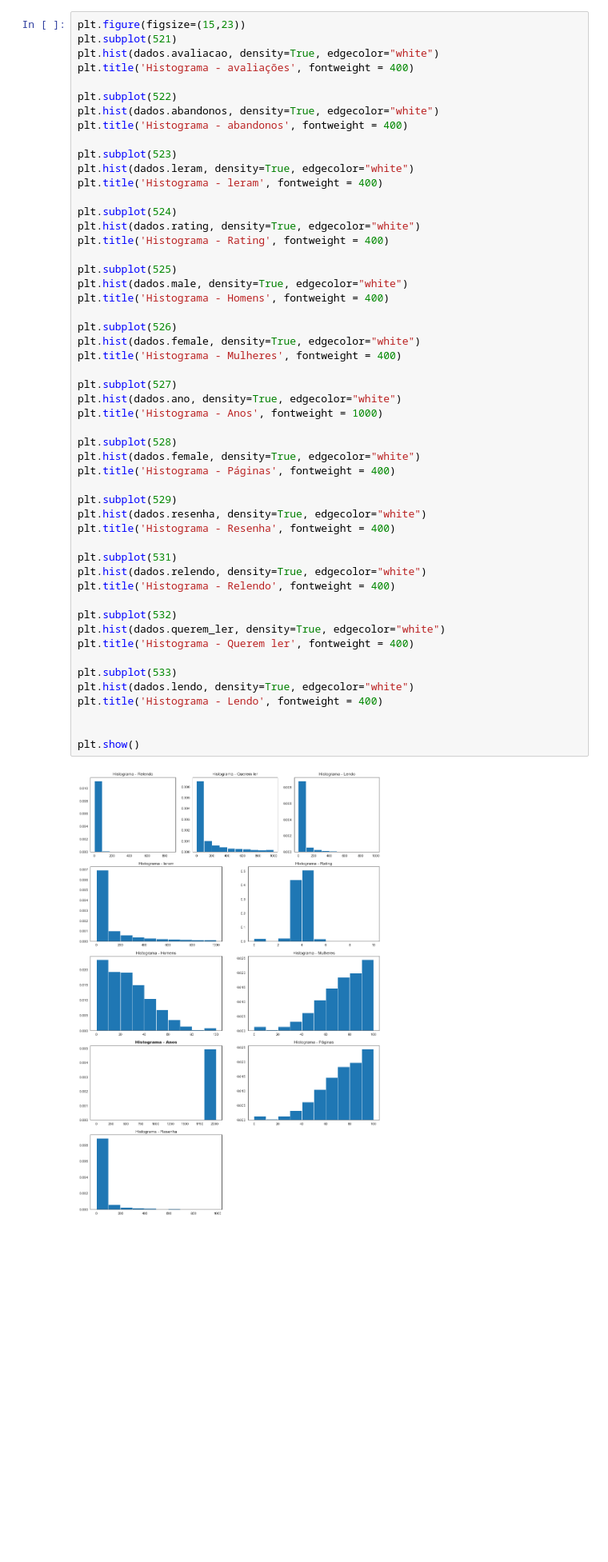
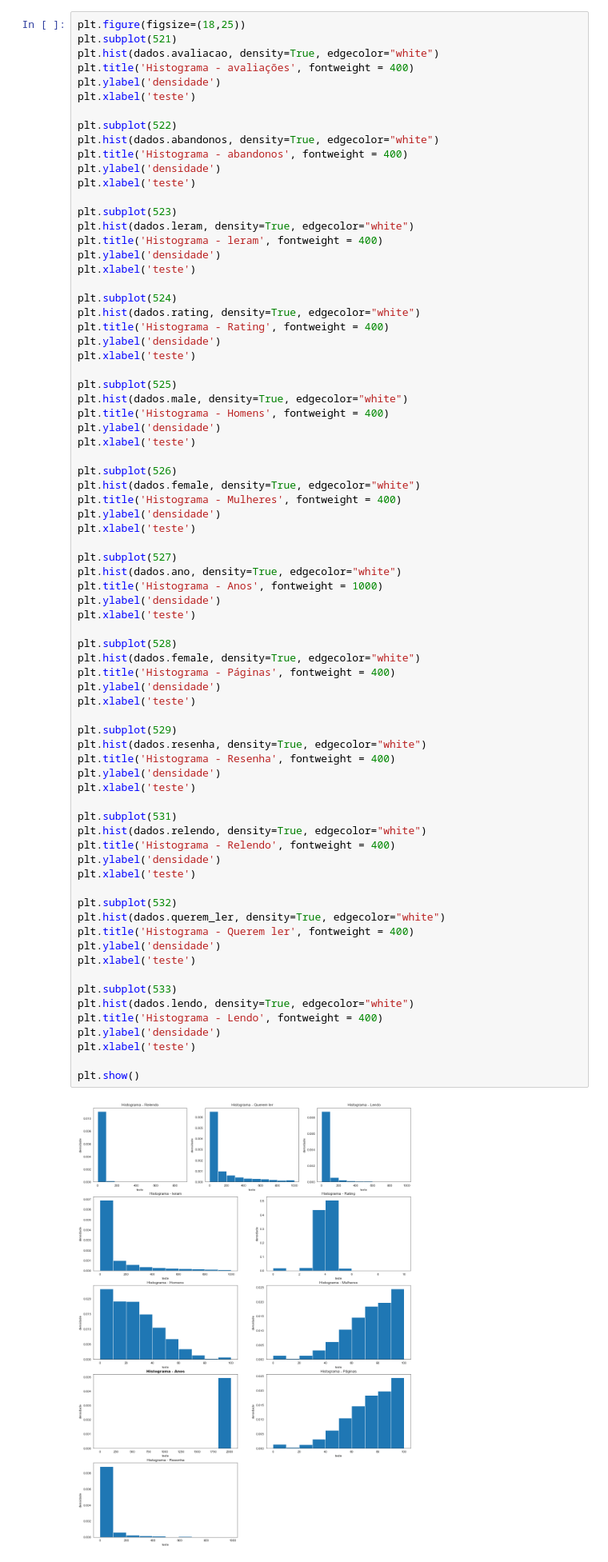
Before and after one commit to insper-classroom/22-1b-cd-p2-leandra_taina, a Jupyter notebook: Oficial (1).ipynb, the cells around one changed output. Shown at 80% size. Cells and saved outputs as stored; diff of their text form; blank space fills up the shorter version.

```diff
--- a/Oficial (1).ipynb
+++ b/Oficial (1).ipynb
@@ -407,57 +434,80 @@ A correlação entre a target abandono com a feature lendo é de 0.0836762497568
 # %%
-plt.figure(figsize=(15,23))
+plt.figure(figsize=(18,25))
 plt.subplot(521)
 plt.hist(dados.avaliacao, density=True, edgecolor="white")
 plt.title('Histograma - avaliações', fontweight = 400)
+plt.ylabel('densidade')
+plt.xlabel('teste')
 
 plt.subplot(522)
 plt.hist(dados.abandonos, density=True, edgecolor="white")
 plt.title('Histograma - abandonos', fontweight = 400)
+plt.ylabel('densidade')
+plt.xlabel('teste')
 
 plt.subplot(523)
 plt.hist(dados.leram, density=True, edgecolor="white")
 plt.title('Histograma - leram', fontweight = 400)
+plt.ylabel('densidade')
+plt.xlabel('teste')
 
 plt.subplot(524)
 plt.hist(dados.rating, density=True, edgecolor="white")
 plt.title('Histograma - Rating', fontweight = 400)
+plt.ylabel('densidade')
+plt.xlabel('teste')
 
 plt.subplot(525)
 plt.hist(dados.male, density=True, edgecolor="white")
 plt.title('Histograma - Homens', fontweight = 400)
+plt.ylabel('densidade')
+plt.xlabel('teste')
 
 plt.subplot(526)
 plt.hist(dados.female, density=True, edgecolor="white")
 plt.title('Histograma - Mulheres', fontweight = 400)
+plt.ylabel('densidade')
+plt.xlabel('teste')
 
 plt.subplot(527)
 plt.hist(dados.ano, density=True, edgecolor="white")
 plt.title('Histograma - Anos', fontweight = 1000)
+plt.ylabel('densidade')
+plt.xlabel('teste')
 
 plt.subplot(528)
 plt.hist(dados.female, density=True, edgecolor="white")
 plt.title('Histograma - Páginas', fontweight = 400)
+plt.ylabel('densidade')
+plt.xlabel('teste')
 
 plt.subplot(529)
 plt.hist(dados.resenha, density=True, edgecolor="white")
 plt.title('Histograma - Resenha', fontweight = 400)
+plt.ylabel('densidade')
+plt.xlabel('teste')
 
 plt.subplot(531)
 plt.hist(dados.relendo, density=True, edgecolor="white")
 plt.title('Histograma - Relendo', fontweight = 400)
+plt.ylabel('densidade')
+plt.xlabel('teste')
 
 plt.subplot(532)
 plt.hist(dados.querem_ler, density=True, edgecolor="white")
 plt.title('Histograma - Querem ler', fontweight = 400)
+plt.ylabel('densidade')
+plt.xlabel('teste')
 
 plt.subplot(533)
 plt.hist(dados.lendo, density=True, edgecolor="white")
 plt.title('Histograma - Lendo', fontweight = 400)
-
+plt.ylabel('densidade')
+plt.xlabel('teste')
 
 plt.show()
 # %% [output]
-[figure, old version]
+[figure, new version]
 # %% [markdown]
 ## regressão linear
 # %%
```
Also changed, not shown: parts of 19 cells of this notebook.
